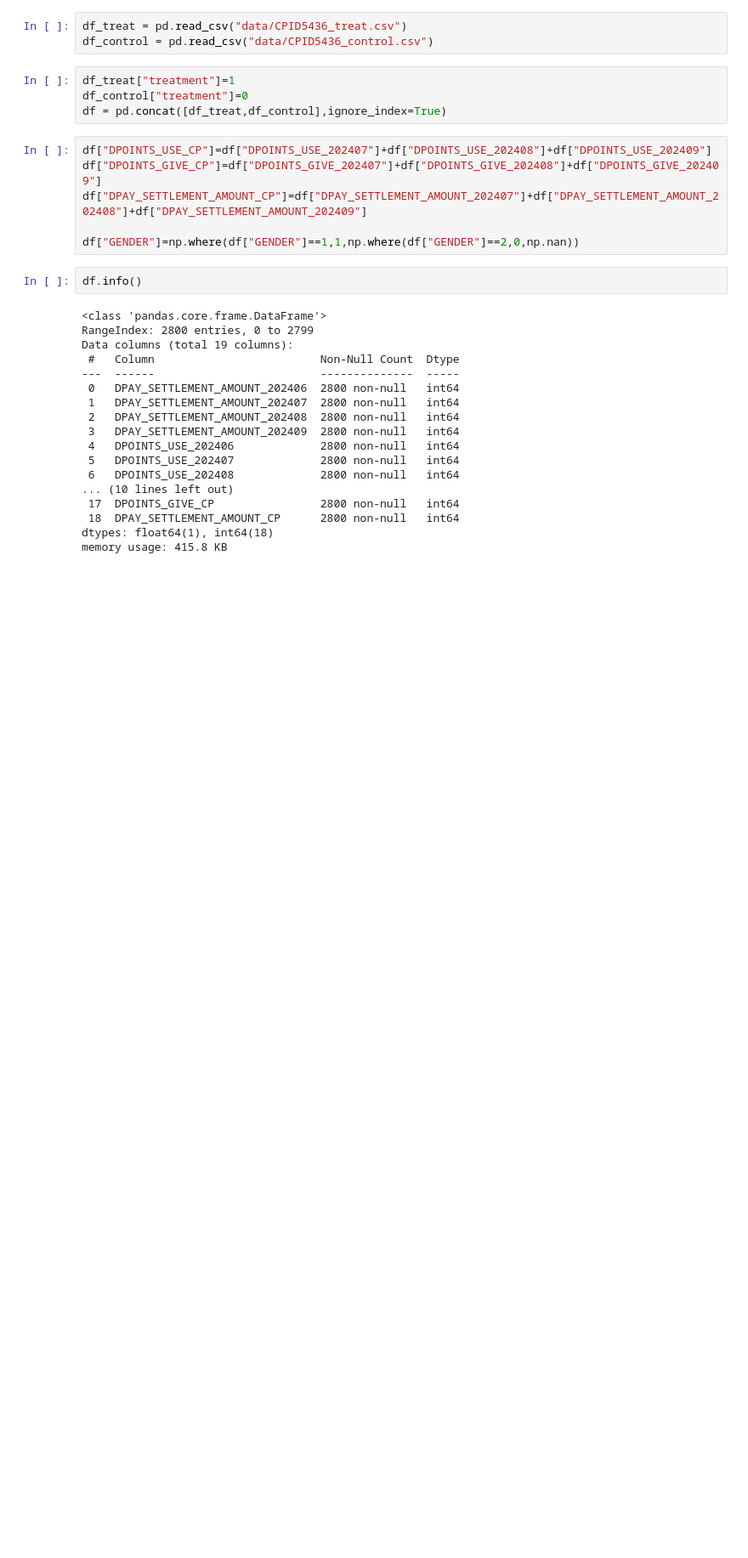
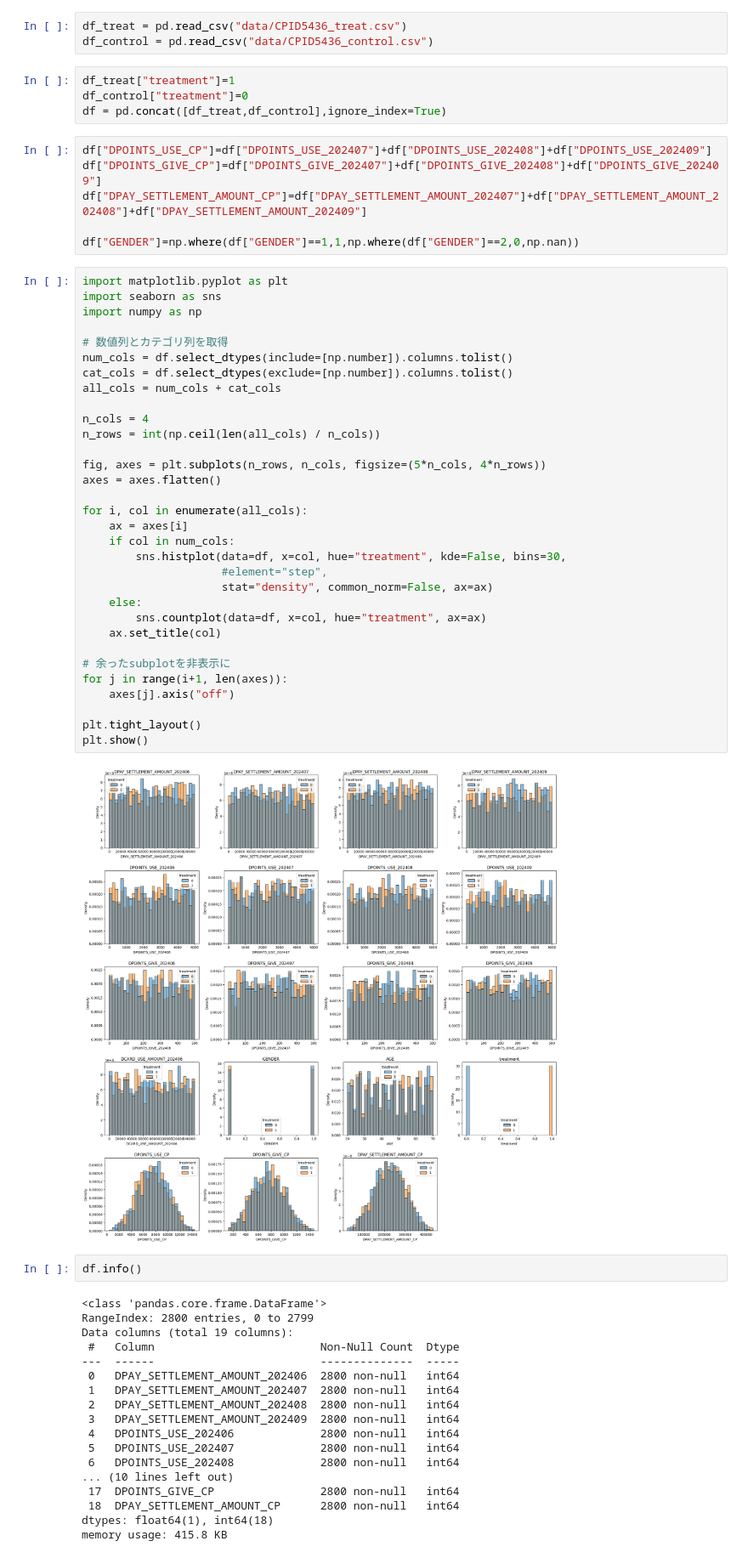
Before and after one commit to rokuyama0402-del/internship, a Jupyter notebook: docomo (1).ipynb, the cells around one changed output. Shown at 85% size. Saved outputs shown, nothing was run; the diff lists cells and outputs as text; blank space fills up the shorter version.

```diff
--- a/docomo (1).ipynb
+++ b/docomo (1).ipynb
@@ -34,6 +34,40 @@ df["DPOINTS_GIVE_CP"]=df["DPOINTS_GIVE_202407"]+df["DPOINTS_GIVE_202408"]+df["DP
 df["DPAY_SETTLEMENT_AMOUNT_CP"]=df["DPAY_SETTLEMENT_AMOUNT_202407"]+df["DPAY_SETTLEMENT_AMOUNT_202408"]+df["DPAY_SETTLEMENT_AMOUNT_202409"]
 
 df["GENDER"]=np.where(df["GENDER"]==1,1,np.where(df["GENDER"]==2,0,np.nan))
+# %%
+import matplotlib.pyplot as plt
+import seaborn as sns
+import numpy as np
+
+# 数値列とカテゴリ列を取得
+num_cols = df.select_dtypes(include=[np.number]).columns.tolist()
+cat_cols = df.select_dtypes(exclude=[np.number]).columns.tolist()
+all_cols = num_cols + cat_cols
+
+n_cols = 4
+n_rows = int(np.ceil(len(all_cols) / n_cols))
+
+fig, axes = plt.subplots(n_rows, n_cols, figsize=(5*n_cols, 4*n_rows))
+axes = axes.flatten()
+
+for i, col in enumerate(all_cols):
+    ax = axes[i]
+    if col in num_cols:
+        sns.histplot(data=df, x=col, hue="treatment", kde=False, bins=30,
+                     #element="step",
+                     stat="density", common_norm=False, ax=ax)
+    else:
+        sns.countplot(data=df, x=col, hue="treatment", ax=ax)
+    ax.set_title(col)
+
+# 余ったsubplotを非表示に
+for j in range(i+1, len(axes)):
+    axes[j].axis("off")
+
+plt.tight_layout()
+plt.show()
+# %% [output]
+[figure, added]
 # %%
 df.info()
 # %% [output]
```
Also changed, not shown: parts of 16 cells of this notebook.
